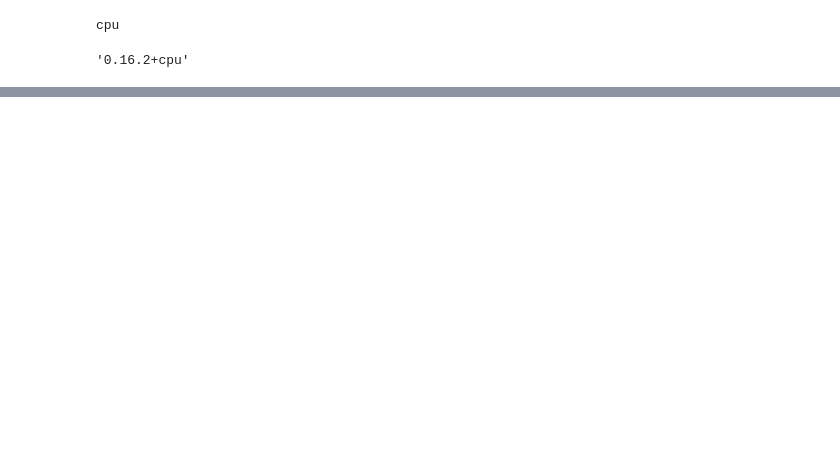
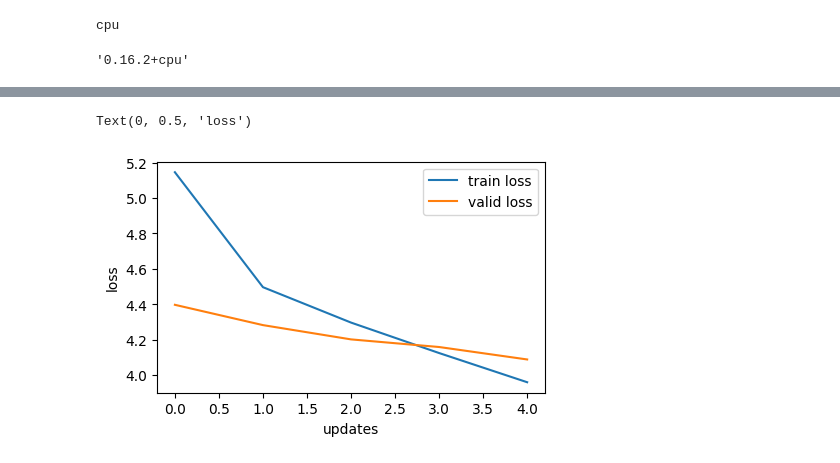
Before and after one commit to Arun-vEDU/A3-Make_Your_Own_Machine_Translation_Language, a Jupyter notebook: multiplicativeAttentionTransformers.ipynb, the cells around one changed output, grey strips where cells are left out. Drawn from its saved outputs; the diff is of its cells as text; code cells hidden in the pictures; blank space fills up the shorter version.

```diff
--- a/multiplicativeAttentionTransformers.ipynb
+++ b/multiplicativeAttentionTransformers.ipynb
@@ -142,0 +174,5 @@ train_loader_length = len(train_loader)
+# %%
+# Add  after loading data
+max_src_len = max(len(x["translation"][SRC_LANGUAGE]) for x in dataset["train"])
+max_trg_len = max(len(x["translation"][TRG_LANGUAGE]) for x in dataset["train"])
+max_length = max(max_src_len, max_trg_len) + 10  # Add buffer
@@ -142,0 +489,8 @@ train_loader_length = len(train_loader)
+# %%
+import torch.optim as optim
+
+lr = 0.0005
+
+#training hyperparameters
+optimizer = optim.Adam(model.parameters(), lr=lr)
+criterion = nn.CrossEntropyLoss(ignore_index = TRG_PAD_IDX) #combine softmax with cross entropy
@@ -142,0 +623,12 @@ train_loader_length = len(train_loader)
+# %%
+import matplotlib.pyplot as plt
+fig = plt.figure(figsize=(5, 3))
+ax = fig.add_subplot(1, 1, 1)
+ax.plot(train_losses, label = 'train loss')
+ax.plot(valid_losses, label = 'valid loss')
+plt.legend()
+ax.set_xlabel('updates')
+ax.set_ylabel('loss')
+# %% [output]
+Text(0, 0.5, 'loss')
+[figure, added]
```
Also changed, not shown: parts of 10 cells of this notebook, 3 other files.
